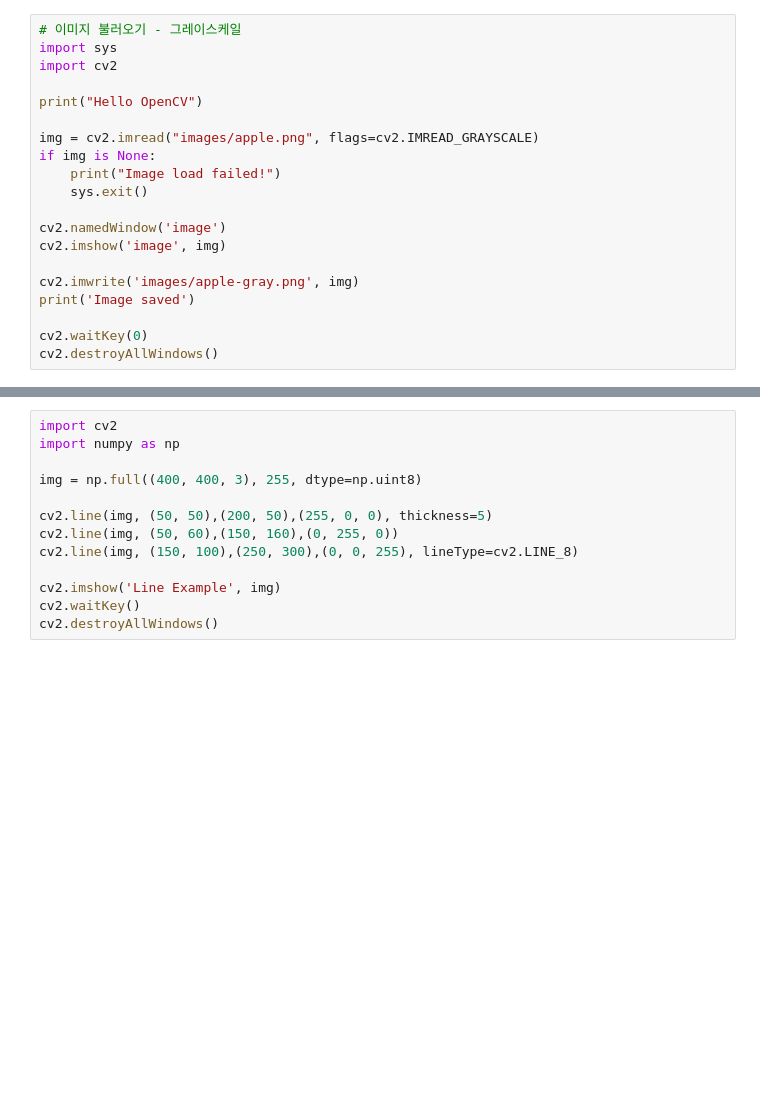
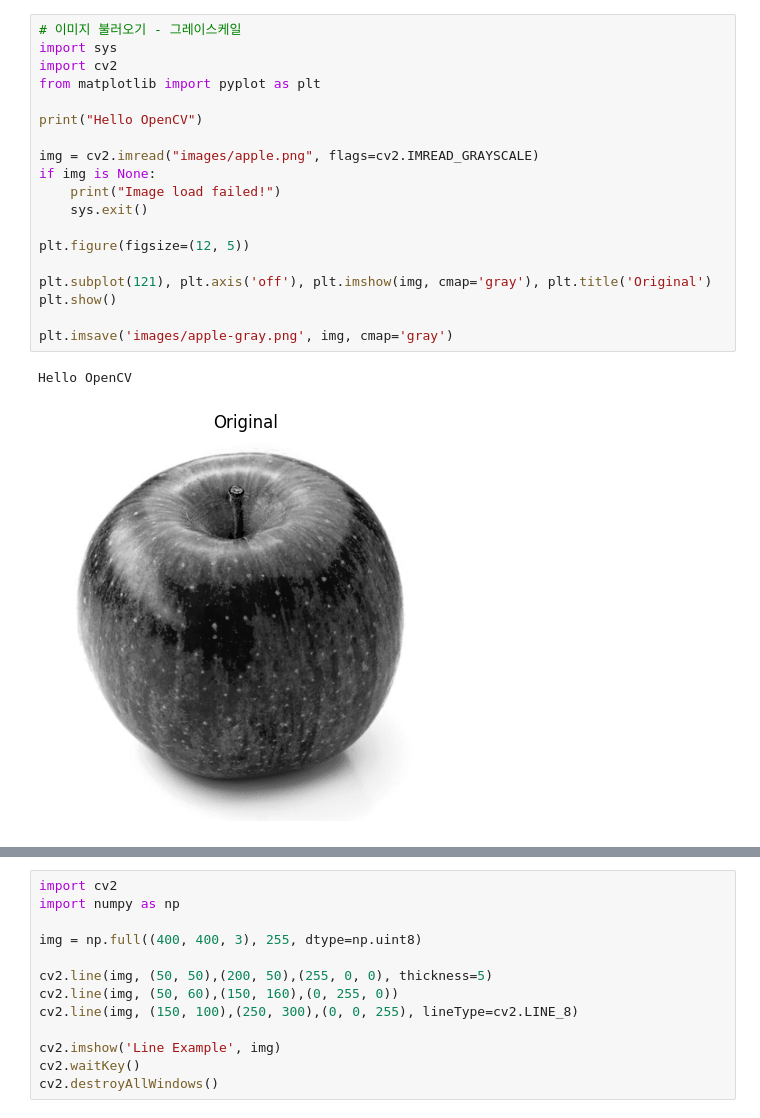
Before and after one commit to Ihan0316/ai_scool, a Jupyter notebook: 7월/7-30/HelloCV.ipynb, the cells around one changed output, grey strips where cells are left out. Saved outputs shown, nothing was run; the diff lists cells and outputs as text; blank space fills up the shorter version.

Commit message:
7/31 preview of OpenCV matrix, image_convert, cv2 show -> plt show converting

```diff
--- a/7월/7-30/HelloCV.ipynb
+++ b/7월/7-30/HelloCV.ipynb
@@ -1,23 +1,25 @@
 # %%
 # 이미지 불러오기 - 그레이스케일
 import sys
 import cv2
+from matplotlib import pyplot as plt
 
 print("Hello OpenCV")
 
 img = cv2.imread("images/apple.png", flags=cv2.IMREAD_GRAYSCALE)
 if img is None:
     print("Image load failed!")
     sys.exit()
 
-cv2.namedWindow('image')
-cv2.imshow('image', img)
+plt.figure(figsize=(12, 5))
 
-cv2.imwrite('images/apple-gray.png', img)
-print('Image saved')
+plt.subplot(121), plt.axis('off'), plt.imshow(img, cmap='gray'), plt.title('Original')
+plt.show()
 
-cv2.waitKey(0)
-cv2.destroyAllWindows()
+plt.imsave('images/apple-gray.png', img, cmap='gray')
+# %% [output]
+Hello OpenCV
+[figure, added]
 # %%
 # 이미지를 다양한 파일로 저장하기
 import cv2
```
Also changed, not shown: parts of 6 cells of this notebook, 1 other file.
